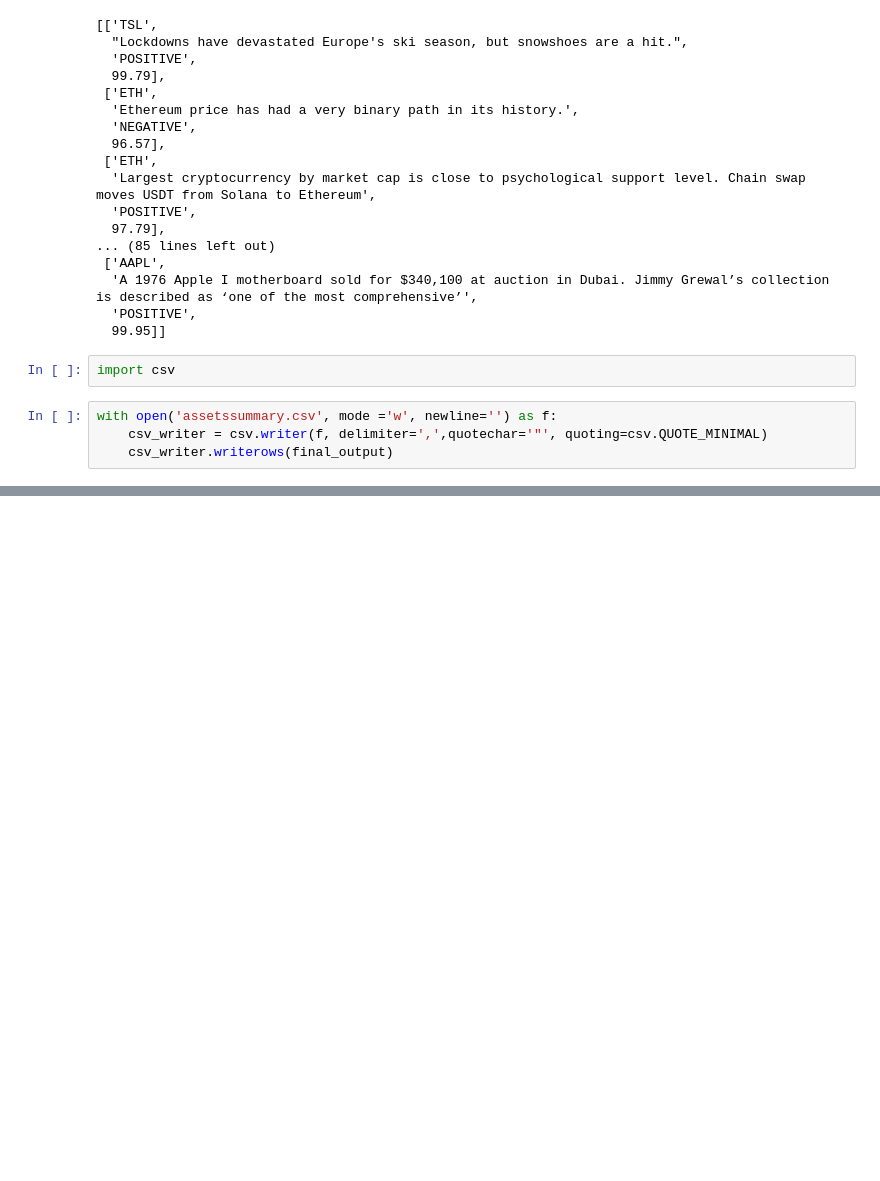
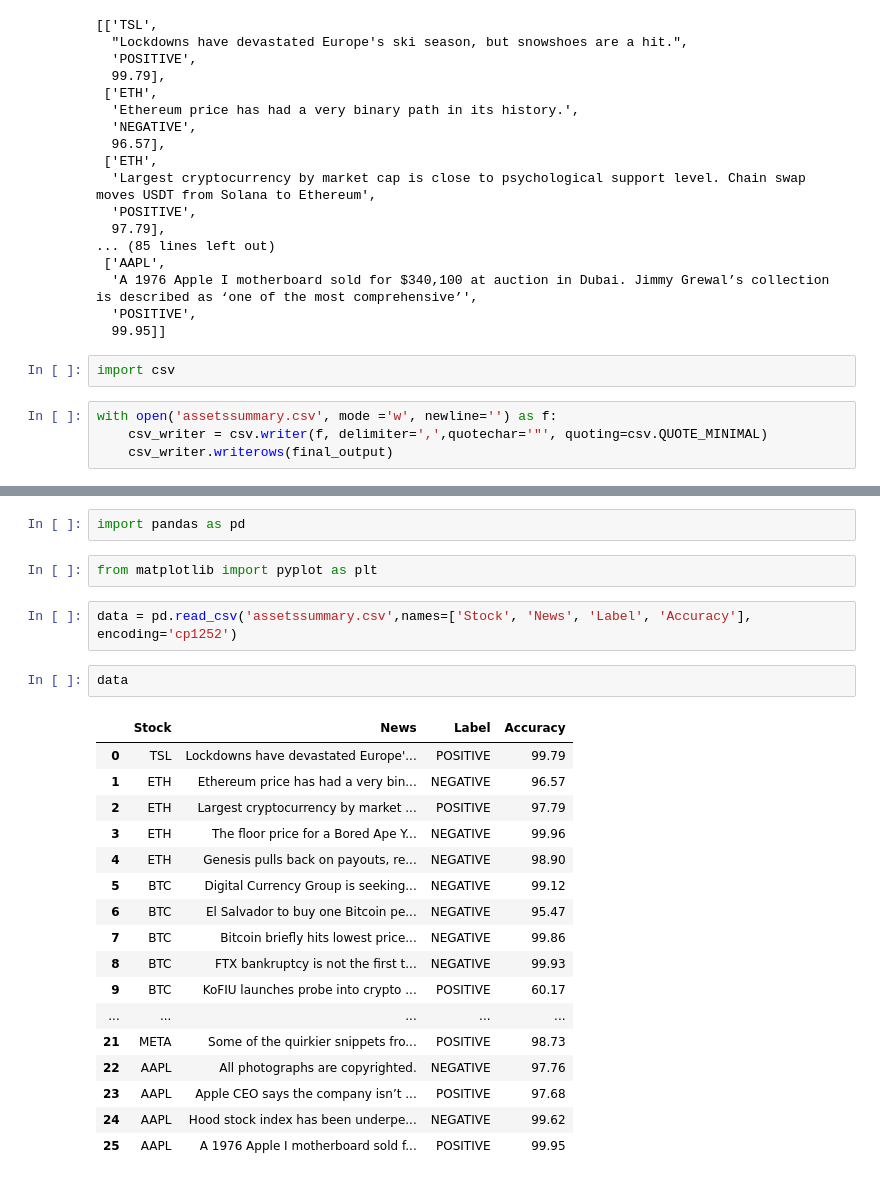
Before and after one commit to Stilledood/Stock-Crypto-Research-with-Deep-Learning, a Jupyter notebook: Stock_crypto.ipynb, the cells around one changed output, grey strips where cells are left out. Drawn from its saved outputs; the diff is of its cells as text; blank space fills up the shorter version.

```diff
--- a/Stock_crypto.ipynb
+++ b/Stock_crypto.ipynb
@@ -332,0 +375,26 @@ with open('assetssummary.csv', mode ='w', newline='') as f:
+# %%
+import pandas as pd
+# %%
+from matplotlib import pyplot as plt
+# %%
+data = pd.read_csv('assetssummary.csv',names=['Stock', 'News', 'Label', 'Accuracy'],  encoding='cp1252')
+# %%
+data
+# %% [output]
+|  | Stock | News | Label | Accuracy |
+| 0 | TSL | Lockdowns have devastated Europe'... | POSITIVE | 99.79 |
+| 1 | ETH | Ethereum price has had a very bin... | NEGATIVE | 96.57 |
+| 2 | ETH | Largest cryptocurrency by market ... | POSITIVE | 97.79 |
+| 3 | ETH | The floor price for a Bored Ape Y... | NEGATIVE | 99.96 |
+| 4 | ETH | Genesis pulls back on payouts, re... | NEGATIVE | 98.90 |
+| 5 | BTC | Digital Currency Group is seeking... | NEGATIVE | 99.12 |
+| 6 | BTC | El Salvador to buy one Bitcoin pe... | NEGATIVE | 95.47 |
+| 7 | BTC | Bitcoin briefly hits lowest price... | NEGATIVE | 99.86 |
+| 8 | BTC | FTX bankruptcy is not the first t... | NEGATIVE | 99.93 |
+| 9 | BTC | KoFIU launches probe into crypto ... | POSITIVE | 60.17 |
+| ... | ... | ... | ... | ... |
+| 21 | META | Some of the quirkier snippets fro... | POSITIVE | 98.73 |
+| 22 | AAPL | All photographs are copyrighted. | NEGATIVE | 97.76 |
+| 23 | AAPL | Apple CEO says the company isn’t ... | POSITIVE | 97.68 |
+| 24 | AAPL | Hood stock index has been underpe... | NEGATIVE | 99.62 |
+| 25 | AAPL | A 1976 Apple I motherboard sold f... | POSITIVE | 99.95 |
```
Also changed, not shown: parts of 8 cells of this notebook.
